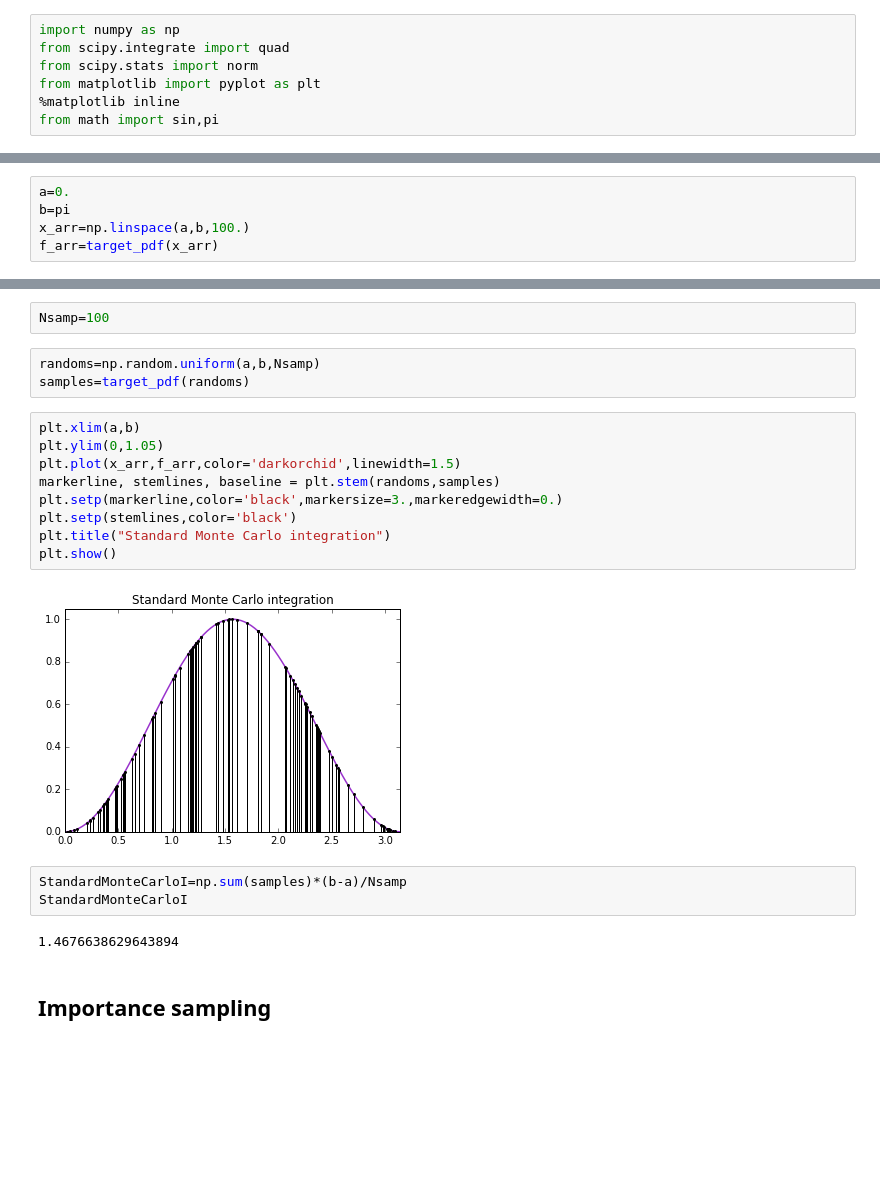
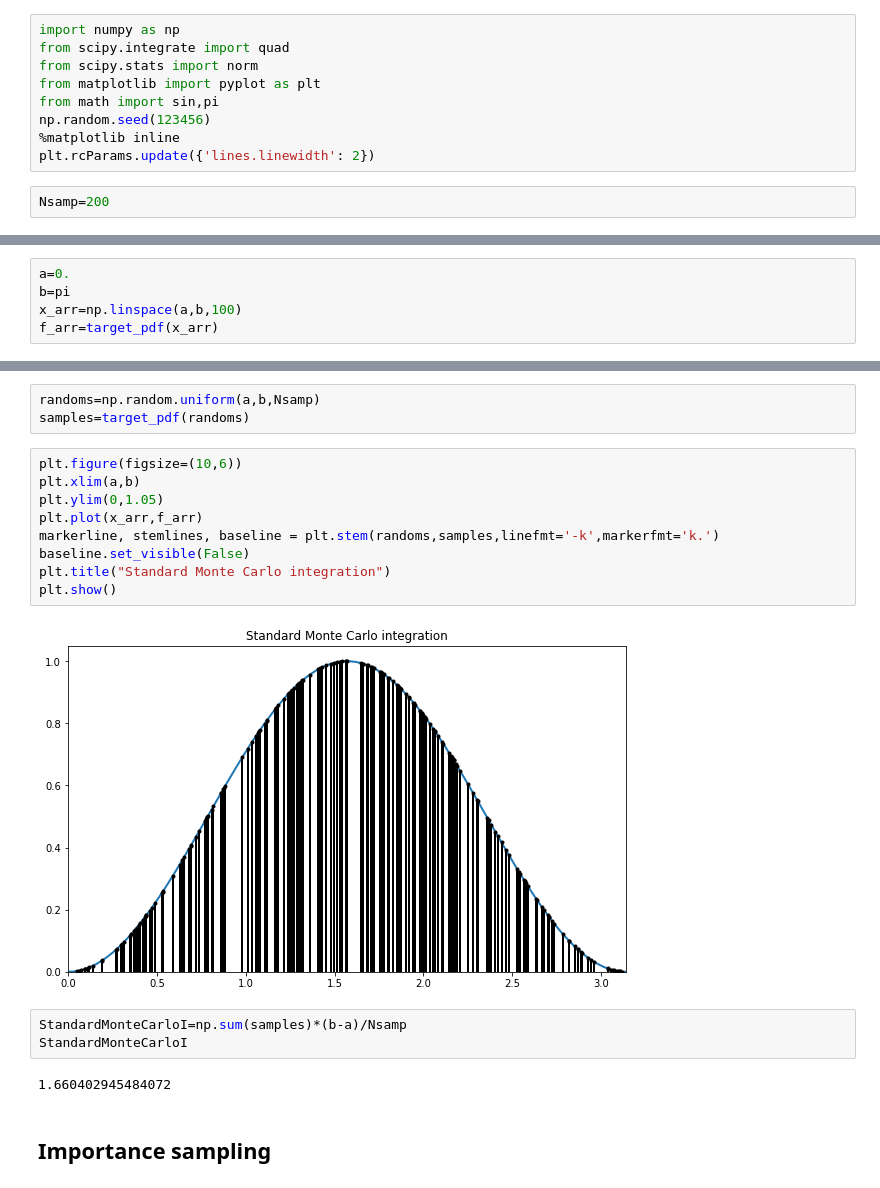
Before and after one commit to florent-leclercq/Bayes_InfoTheory, a Jupyter notebook: Sampling_Importance_Rejection.ipynb, the cells around one changed output, grey strips where cells are left out. Saved outputs shown, nothing was run; the diff lists cells and outputs as text; blank space fills up the shorter version.

```diff
--- a/Sampling_Importance_Rejection.ipynb
+++ b/Sampling_Importance_Rejection.ipynb
@@ -9,8 +9,12 @@ import numpy as np
 from scipy.integrate import quad
 from scipy.stats import norm
 from matplotlib import pyplot as plt
+from math import sin,pi
+np.random.seed(123456)
 %matplotlib inline
-from math import sin,pi
+plt.rcParams.update({'lines.linewidth': 2})
+# %%
+Nsamp=200
 # %% [markdown]
 ## The target pdf
 # %%
@@ -20,6 +24,6 @@ target_pdf=np.vectorize(target_pdf)
 # %%
 a=0.
 b=pi
-x_arr=np.linspace(a,b,100.)
+x_arr=np.linspace(a,b,100)
 f_arr=target_pdf(x_arr)
 # %%
@@ -39,27 +44,25 @@ trueI
 ## Standard Monte Carlo integration
 # %% [markdown]
 We directly draw samples from the target pdf.
-# %%
-Nsamp=100
 # %%
 randoms=np.random.uniform(a,b,Nsamp)
 samples=target_pdf(randoms)
 # %%
+plt.figure(figsize=(10,6))
 plt.xlim(a,b)
 plt.ylim(0,1.05)
-plt.plot(x_arr,f_arr,color='darkorchid',linewidth=1.5)
-markerline, stemlines, baseline = plt.stem(randoms,samples)
-plt.setp(markerline,color='black',markersize=3.,markeredgewidth=0.)
-plt.setp(stemlines,color='black')
+plt.plot(x_arr,f_arr)
+markerline, stemlines, baseline = plt.stem(randoms,samples,linefmt='-k',markerfmt='k.')
+baseline.set_visible(False)
 plt.title("Standard Monte Carlo integration")
 plt.show()
 # %% [output]
-[figure, old version]
+[figure, new version]
 # %%
 StandardMonteCarloI=np.sum(samples)*(b-a)/Nsamp
 StandardMonteCarloI
 # %% [output]
-1.4676638629643894
+1.660402945484072
 # %% [markdown]
 ## Importance sampling
 # %% [markdown]
```
Also changed, not shown: parts of 15 cells of this notebook.
